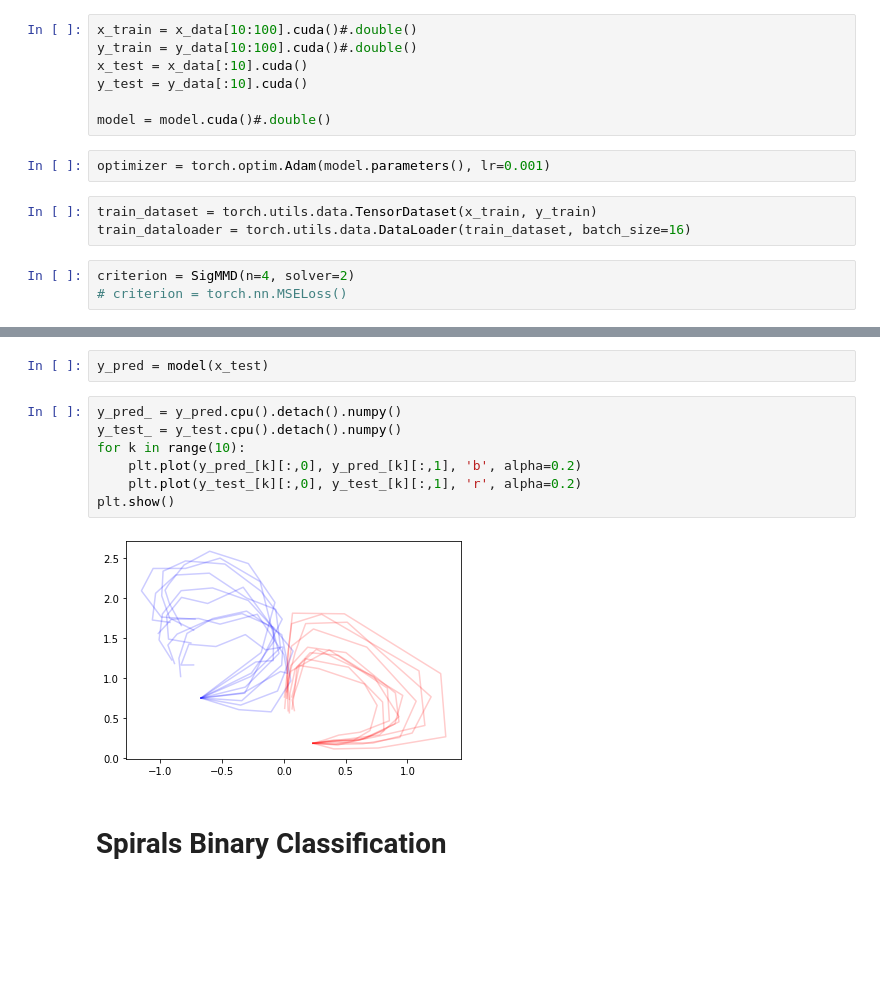
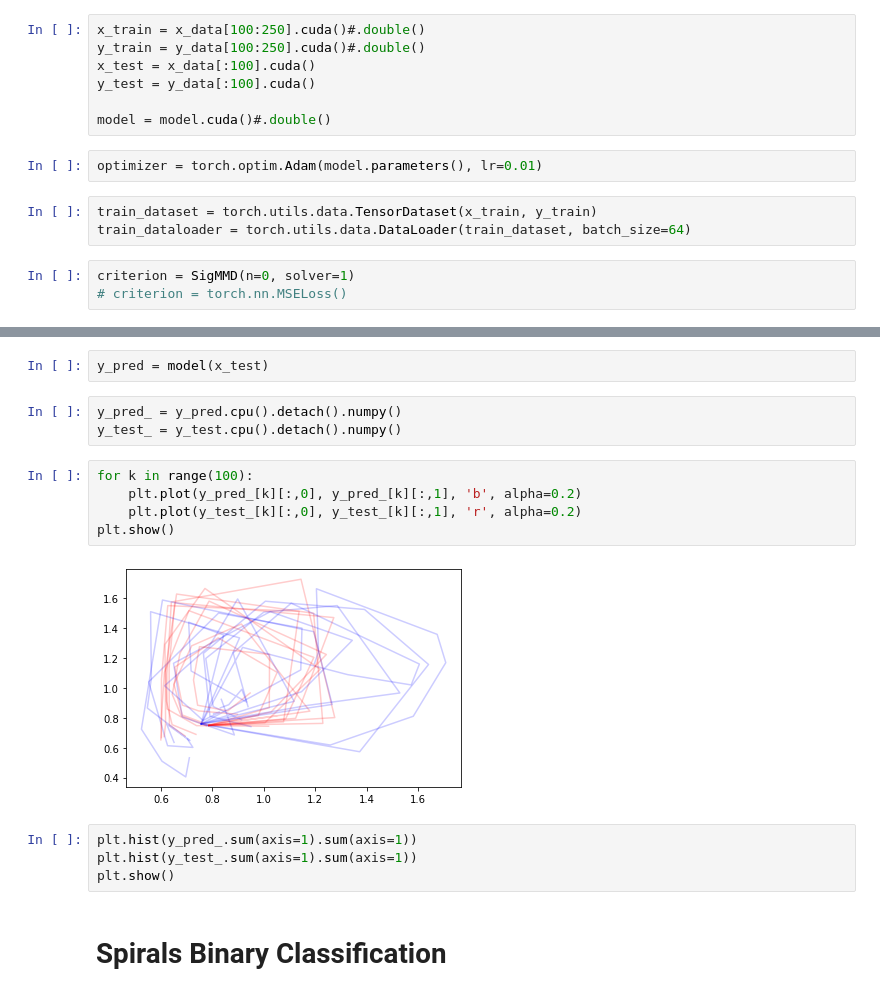
Before and after one commit to crispitagorico/sigkernel, a Jupyter notebook: notebooks/neuralCDE_MMD_generative_model.ipynb, the cells around one changed output, grey strips where cells are left out. Saved outputs shown, nothing was run; the diff lists cells and outputs as text; blank space fills up the shorter version.

Commit message:
modified nCDE-MDE generative model notebook

```diff
--- a/notebooks/neuralCDE_MMD_generative_model.ipynb
+++ b/notebooks/neuralCDE_MMD_generative_model.ipynb
@@ -268,19 +268,19 @@ class NeuralCDE(torch.nn.Module):
 model = NeuralCDE(input_dim=3, hidden_dim=8, output_dim=2)
 # model = NeuralCDE(input_dim=signatory.logsignature_channels(3,2), hidden_dim=8, output_dim=2)
 # %%
-x_train = x_data[10:100].cuda()#.double()
-y_train = y_data[10:100].cuda()#.double()
-x_test = x_data[:10].cuda()
-y_test = y_data[:10].cuda()
+x_train = x_data[100:250].cuda()#.double()
+y_train = y_data[100:250].cuda()#.double()
+x_test = x_data[:100].cuda()
+y_test = y_data[:100].cuda()
 
 model = model.cuda()#.double()
 # %%
-optimizer = torch.optim.Adam(model.parameters(), lr=0.001)
+optimizer = torch.optim.Adam(model.parameters(), lr=0.01)
 # %%
 train_dataset = torch.utils.data.TensorDataset(x_train, y_train)
-train_dataloader = torch.utils.data.DataLoader(train_dataset, batch_size=16)
+train_dataloader = torch.utils.data.DataLoader(train_dataset, batch_size=64)
 # %%
-criterion = SigMMD(n=4, solver=2)
+criterion = SigMMD(n=0, solver=1)
 # criterion = torch.nn.MSELoss()
 # %%
 num_epochs = 100
@@ -309,14 +311,19 @@ Epoch: 20   Training loss: 0.670838475227356   Test loss: 0.47010764479637146
 # %%
 y_pred = model(x_test)
+# %%
+y_pred_ = y_pred.cpu().detach().numpy()
+y_test_ = y_test.cpu().detach().numpy()
 # %%
-y_pred_ = y_pred.cpu().detach().numpy()
-y_test_ = y_test.cpu().detach().numpy()
-for k in range(10):
+for k in range(100):
     plt.plot(y_pred_[k][:,0], y_pred_[k][:,1], 'b', alpha=0.2)
     plt.plot(y_test_[k][:,0], y_test_[k][:,1], 'r', alpha=0.2)
 plt.show()
 # %% [output]
-[figure, old version]
+[figure, new version]
+# %%
+plt.hist(y_pred_.sum(axis=1).sum(axis=1))
+plt.hist(y_test_.sum(axis=1).sum(axis=1))
+plt.show()
 # %% [markdown]
 # Spirals Binary Classification
 # %%
```
Also changed, not shown: parts of 3 cells of this notebook.
